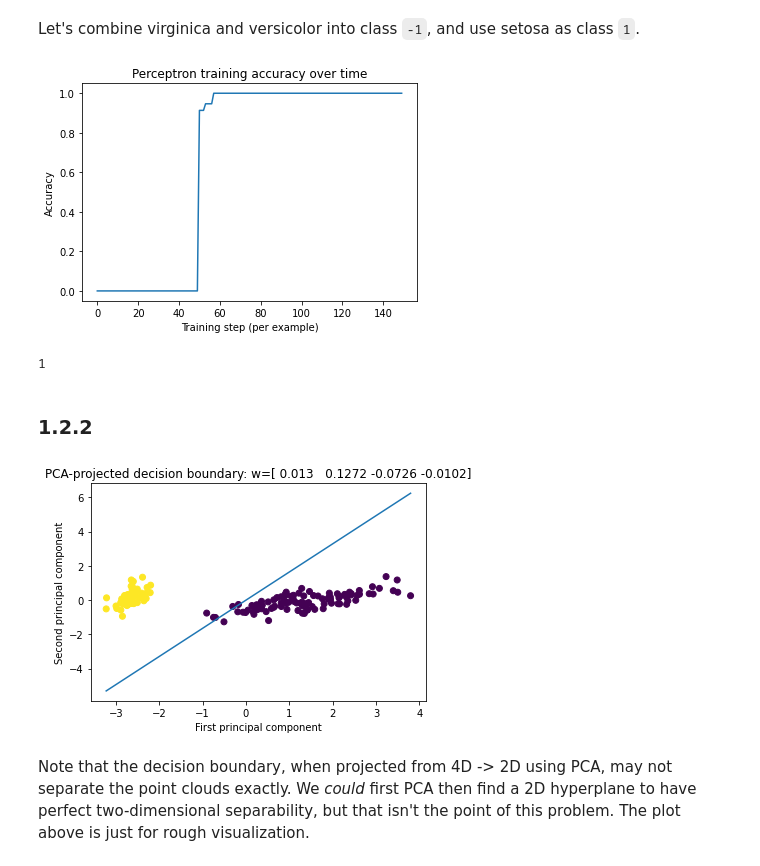
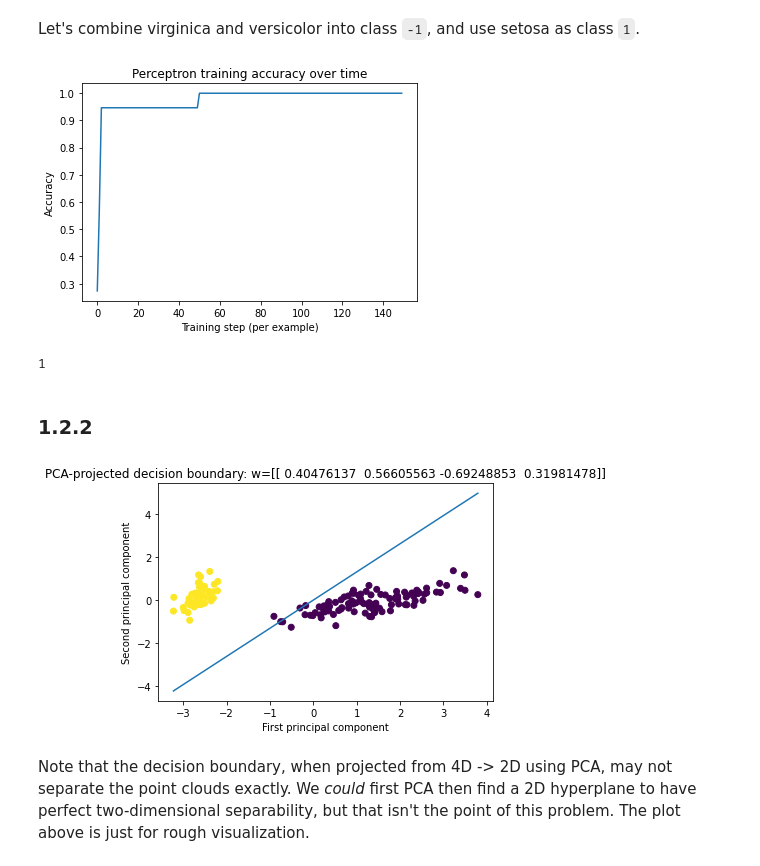
Before and after one commit to kmeng01/9.53-psets, a Jupyter notebook: pset-1/solution.ipynb, the cells around one changed output. Cells and saved outputs as stored; diff of their text form; code cells hidden in the pictures.

Commit message:
improve perceptron spaghetti code

```diff
--- a/pset-1/solution.ipynb
+++ b/pset-1/solution.ipynb
@@ -28,13 +28,12 @@ iris.head()
 # %%
 iris["label"] = iris.apply(lambda x: IRIS_CLASSES.index(x[4]), axis=1)
 x = iris[[0, 1, 2, 3]].to_numpy()
-y = iris["label"].to_numpy()
-
-x = x - x.mean(axis=0)
+x = (x - x.mean(axis=0)).T
+y = np.expand_dims(iris["label"].to_numpy(), 0)
 # %%
 from sklearn.decomposition import PCA
 pca = PCA(n_components=2)
-x_reduced = pca.fit_transform(x)
+x_reduced = pca.fit_transform(x.T)
 # %%
 plt.scatter(x_reduced[:, 0], x_reduced[:, 1], c=y)
 plt.xlabel("First principal component")
@@ -49,31 +48,31 @@ plt.show()
 Let's combine virginica and versicolor into class `-1`, and use setosa as class `1`.
 # %%
 iris["label"] = iris.apply(lambda x: 1 if x[4] == "Iris-setosa" else -1, axis=1)
-y = iris["label"].to_numpy()
+y = np.expand_dims(iris["label"].to_numpy(), 0)
 # %%
 from perceptron import Perceptron
-p = Perceptron(x.shape[1])
+p = Perceptron(x.shape[0])
 p.train(x, y, pca, epochs=1, lr=1e-1)
 # %% [output]
-[figure, old version]
+[figure, new version]
 1
 # %% [markdown]
 ### 1.2.2
 # %%
 weight_parallel = p.get_parallel_w(pca)
 
-x_reduced = pca.transform(x)
+x_reduced = pca.transform(x.T)
 line_x = np.linspace(np.min(x_reduced), np.max(x_reduced))
 line_y = line_x * weight_parallel[1] / weight_parallel[0]
 
 plt.scatter(x_reduced[:, 0], x_reduced[:, 1], c=y)
 plt.plot(line_x, line_y)
 plt.xlabel("First principal component")
 plt.ylabel("Second principal component")
 plt.title(f"PCA-projected decision boundary: w={p.w}")
 plt.show()
 # %% [output]
-[figure, old version]
+[figure, new version]
 # %% [markdown]
 Note that the decision boundary, when projected from 4D -> 2D using PCA, may not separate the point clouds exactly. We _could_ first PCA then find a 2D hyperplane to have perfect two-dimensional separability, but that isn't the point of this problem. The plot above is just for rough visualization.
 # %% [markdown]
```
Also changed, not shown: parts of 4 cells of this notebook, 1 other file.
